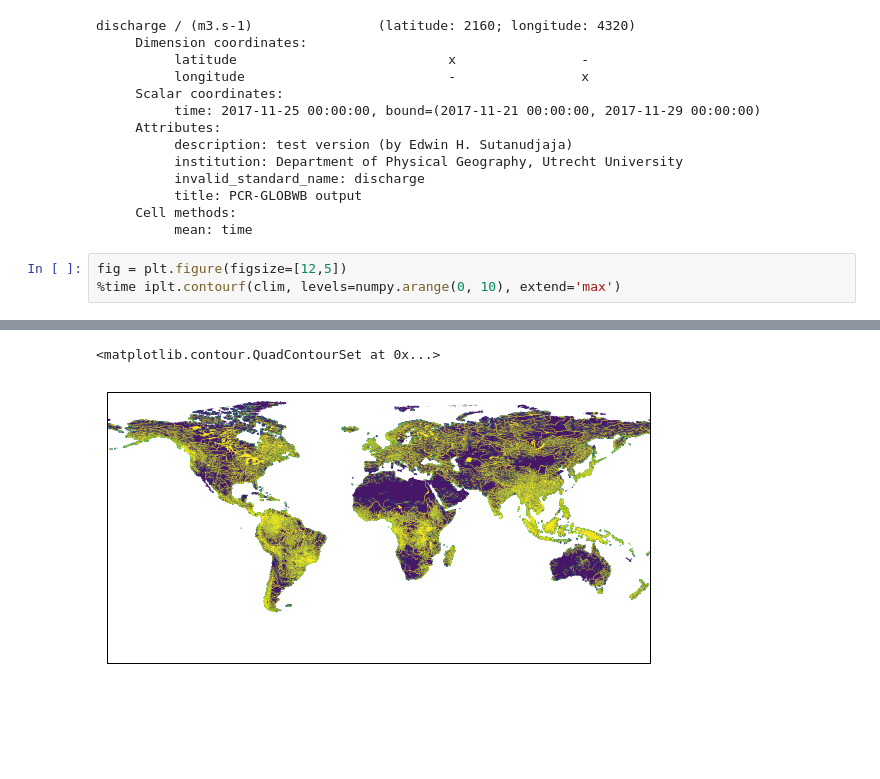
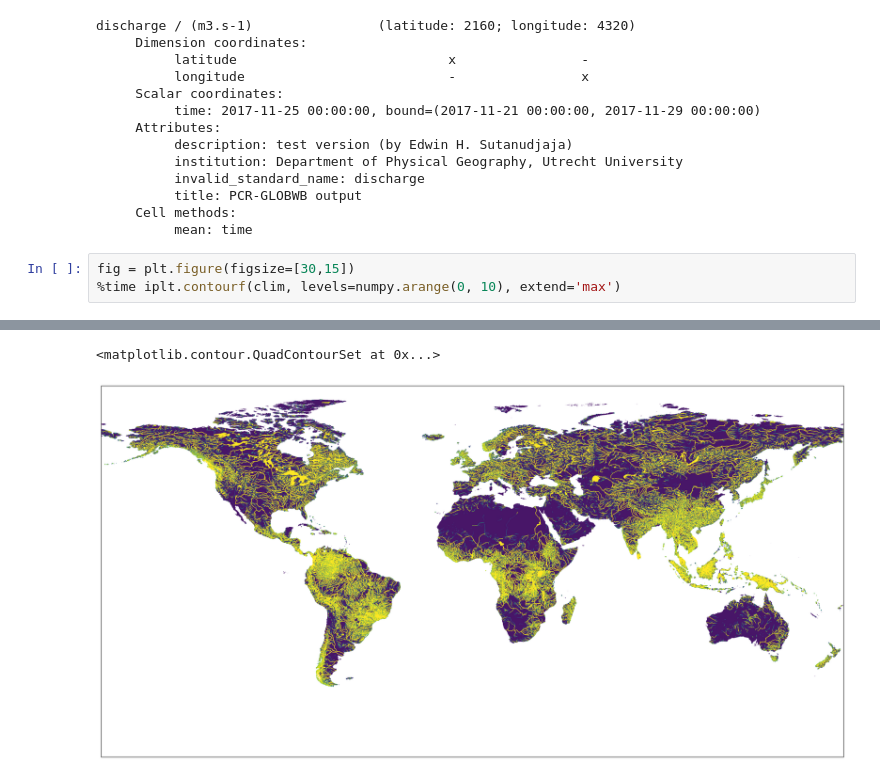
Before and after one commit to eWaterCycle/notebooks, a Jupyter notebook: quick-plot.ipynb, the cells around one changed output, grey strips where cells are left out. Cells and saved outputs as stored; diff of their text form; blank space fills up the shorter version.

```diff
--- a/quick-plot.ipynb
+++ b/quick-plot.ipynb
@@ -96,6 +92,6 @@ discharge / (m3.s-1)                (latitude: 2160; longitude: 4320)
      Cell methods:
           mean: time
 # %%
-fig = plt.figure(figsize=[12,5])
+fig = plt.figure(figsize=[30,15])
 %time iplt.contourf(clim, levels=numpy.arange(0, 10), extend='max')
 # %% [output]
@@ -104,2 +100,2 @@ Wall time: 26.2 s
 <matplotlib.contour.QuadContourSet at 0x...>
-[figure, old version]
+[figure, new version]
```
Also changed, not shown: parts of 3 cells of this notebook, 3 other files.
